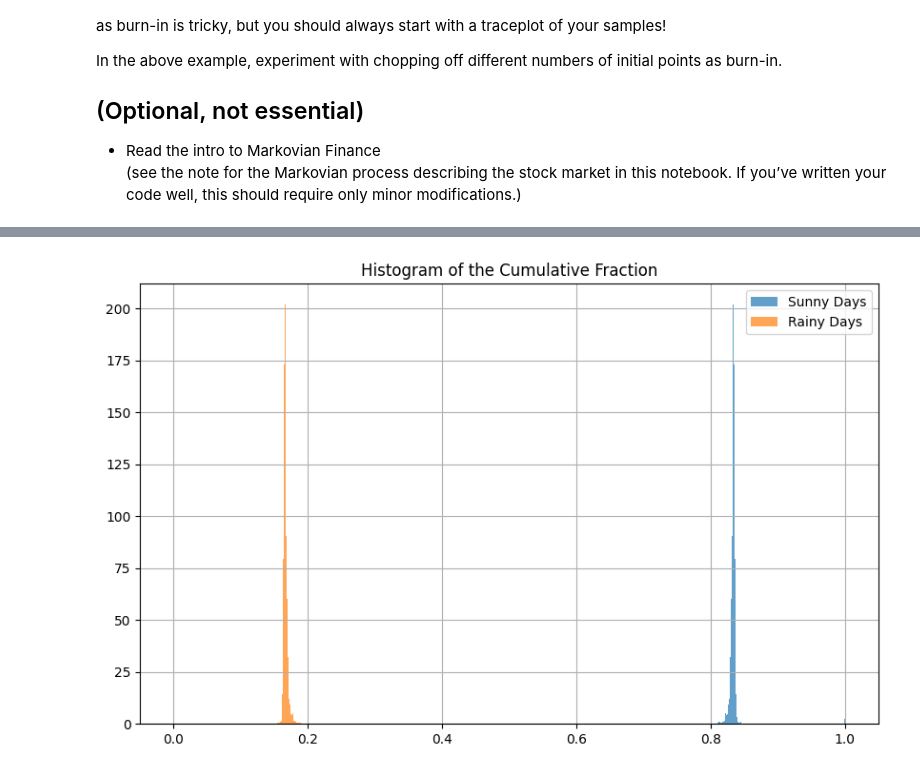
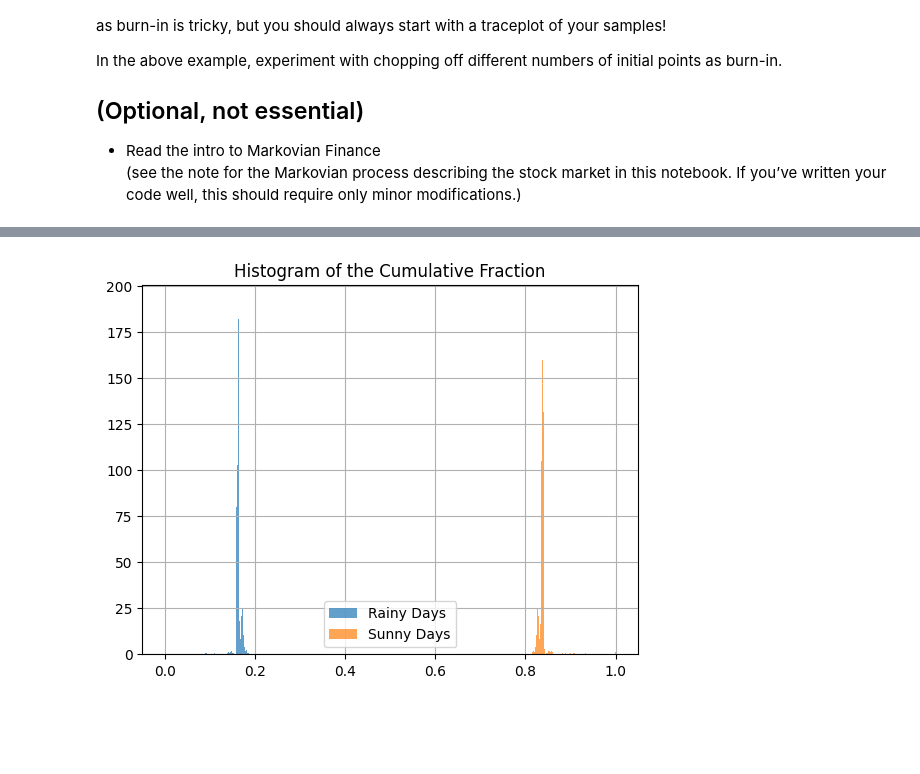
Before and after one commit to oblivion0218/ES_AstroStatistic, a Jupyter notebook: Sara_Antonellini/Lecture7/telescope.ipynb, the cells around one changed output, grey strips where cells are left out. Cells and saved outputs as stored; diff of their text form; code cells hidden in the pictures; blank space fills up the shorter version.

```diff
--- a/Sara_Antonellini/Lecture7/telescope.ipynb
+++ b/Sara_Antonellini/Lecture7/telescope.ipynb
@@ -159,14 +159,12 @@ plt.show()
 # %%
-plt.figure(figsize=(10, 6))
+plt.hist(rainy_days, bins=int(len(rainy_days)/30), alpha=0.7, label="Rainy Days", density=True)
 plt.hist(sunny_days, bins=int(len(sunny_days)/30), alpha=0.7, label="Sunny Days", density=True)
-plt.hist(rainy_days, bins=int(len(rainy_days)/30), alpha=0.7, label="Rainy Days", density=True)
-
 plt.title('Histogram of the Cumulative Fraction')
 plt.grid(True)
 plt.legend()
 plt.show()
 # %% [output]
-[figure, old version]
+[figure, new version]
 # %%
 mean_sunny_fraction = np.mean(sunny_days)
 std_sunny_fraction = np.std(sunny_days)
```
Also changed, not shown: parts of 6 cells of this notebook, 1 other file.
